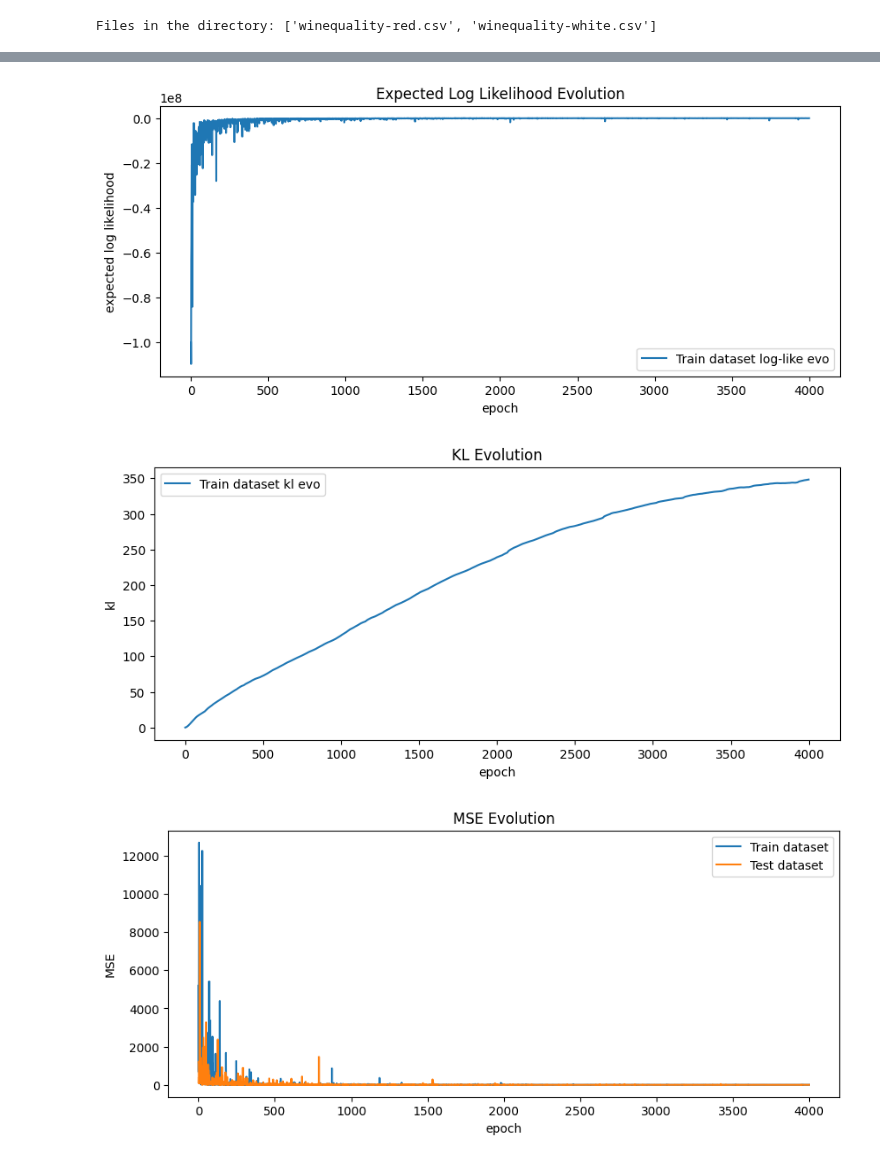
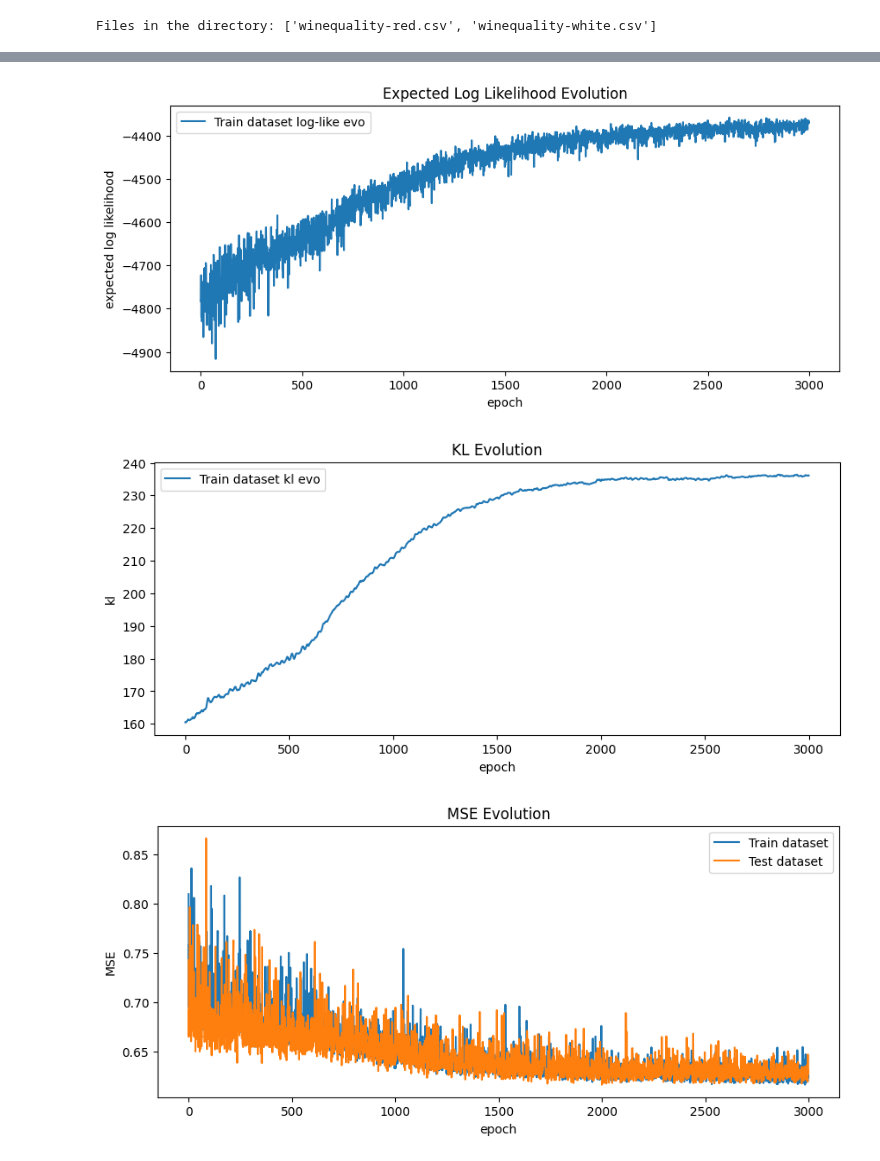
Before and after one commit to Marco-Gal/Bayesian-Neural-Network-Project, a Jupyter notebook: Wine Quality/Wine Quality Gaussian.ipynb, the cells around one changed output, grey strips where cells are left out. Saved outputs shown, nothing was run; the diff lists cells and outputs as text; code cells hidden in the pictures.

```diff
--- a/Wine Quality/Wine Quality Gaussian.ipynb
+++ b/Wine Quality/Wine Quality Gaussian.ipynb
@@ -30,7 +30,7 @@ Files in the directory: ['winequality-red.csv', 'winequality-white.csv']
 import pandas as pd
 
 # Path to the CSV file (replace with the actual file name)
-csv_file_path = os.path.join(path, "winequality-red.csv")
+csv_file_path = os.path.join(path, "winequality-white.csv")
 
 # Load the CSV file into a DataFrame
 df = pd.read_csv(csv_file_path, sep=";")
@@ -47,6 +47,16 @@ y_tensor = torch.tensor(targets.values, dtype=torch.float32)
 x_tr, x_te, y_tr, y_te = train_test_split(X_tensor, y_tensor, test_size=0.3, random_state=42)
 y_tr = y_tr.unsqueeze(-1)
 y_te = y_te.unsqueeze(-1)
+x_m = x_tr.mean(0)
+x_s = x_tr.std(0)
+y_m = y_tr.mean(0)
+y_s = y_tr.std(0)
+
+x_te = (x_te - x_tr.mean(0))/x_tr.std(0)
+x_tr = (x_tr - x_tr.mean(0))/x_tr.std(0)
+
+y_te = (y_te - y_tr.mean(0))/y_tr.std(0)
+y_tr = (y_tr - y_tr.mean(0))/y_tr.std(0)
 # %%
 class MeanFieldLayer(nn.Module):
     """Represents a mean-field Gaussian distribution over each layer of the network."""
@@ -199,7 +209,7 @@ class MeanFieldBNN(nn.Module):
 
         return kl - exp_ll, exp_ll, kl
 # %%
-bnn_model = MeanFieldBNN(11, [10, 10], 1, noise_std=0.15, prior_var = 0.3)
+bnn_model = MeanFieldBNN(11, [10, 10, 5], 1, noise_std=0.6, prior_var = 0.12)
 # find value of noise_std that works best by trial and error, but this is of course
 # inherently a bit contrived since we know we set input noise std to 0.15 in dataset generation
 print(bnn_model)
@@ -229,7 +241,7 @@ tr_mse_loss_evo = []
 te_mse_loss_evo = []
 aux_loss = nn.MSELoss()
 
-for epoch in tqdm(range(4000)):  # epochs
+for epoch in tqdm(range(3000)):  # epochs
     opt.zero_grad()
 
     l, ll, kl = bnn_model.loss(x_tr, y_tr,num_samples = 10)
@@ -280,3 +292,3 @@ plt.show()
-[figure, old version]
+[figure, new version]
-[figure, old version]
+[figure, new version]
-[figure, old version]
+[figure, new version]
```
Also changed, not shown: parts of 8 cells of this notebook.
